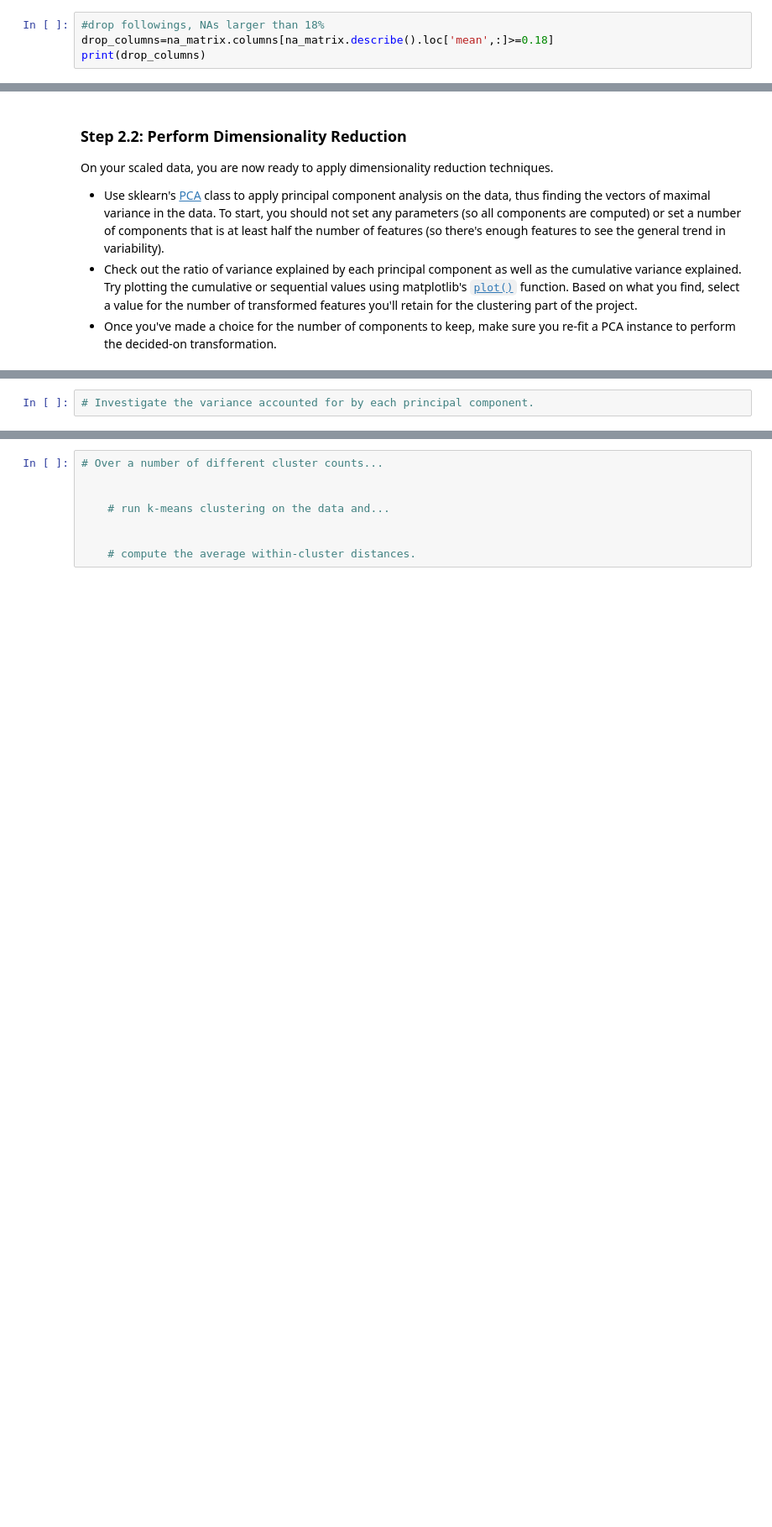
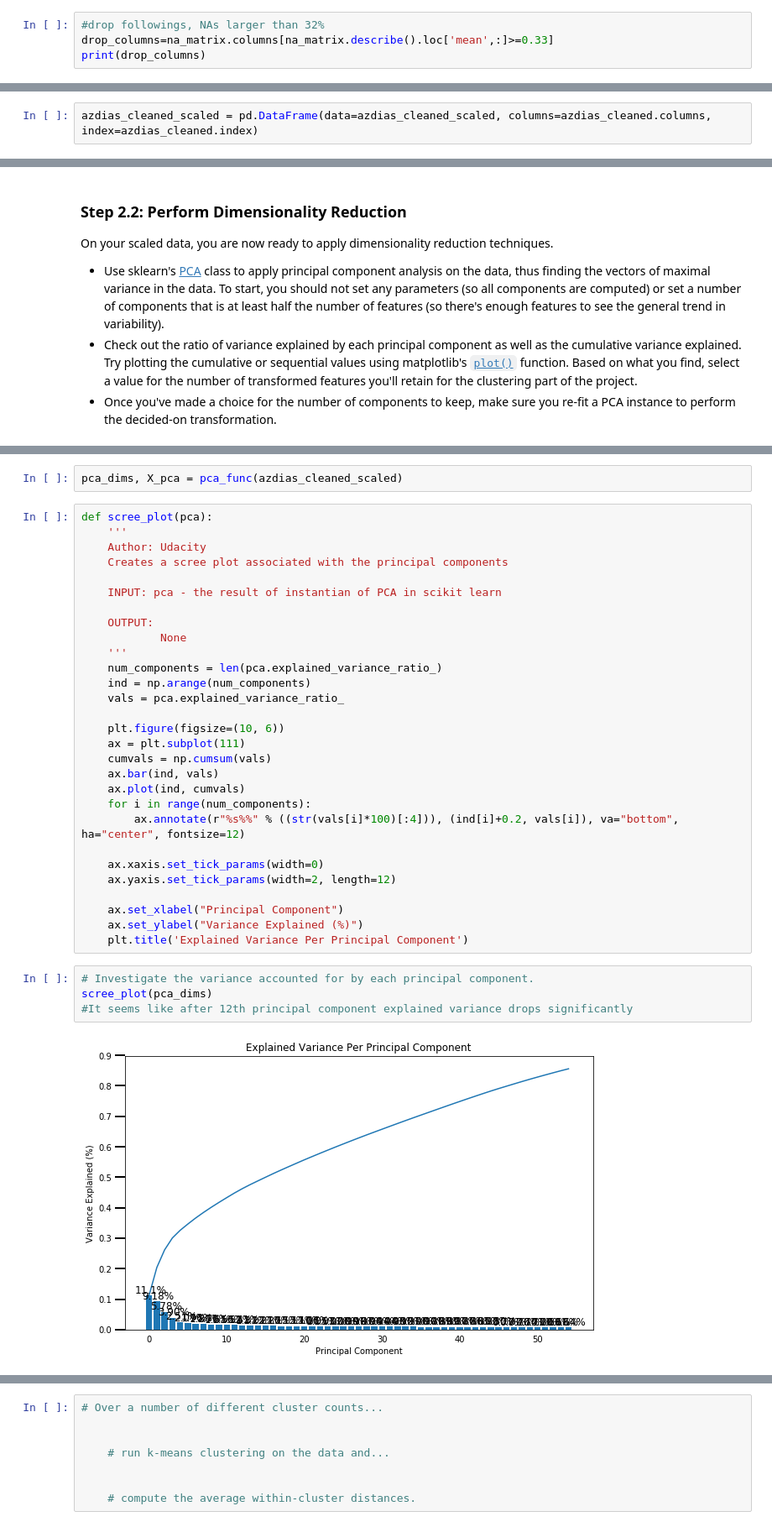
Before and after one commit to cemtekesin/Identify_Customer_Segments, a Jupyter notebook: Identify_Customer_Segments.ipynb, the cells around one changed output, grey strips where cells are left out. Shown: that part at 84% size. Drawn from its saved outputs; the diff is of its cells as text; blank space fills up the shorter version.

```diff
--- a/Identify_Customer_Segments.ipynb
+++ b/Identify_Customer_Segments.ipynb
@@ -354,8 +354,8 @@ W_KEIT_KIND_HH    0.166051
 KBA05_ANTG1       0.149597
 Name: mean, dtype: float64
 # %%
-#drop followings, NAs larger than 18%
-drop_columns=na_matrix.columns[na_matrix.describe().loc['mean',:]>=0.18]
+#drop followings, NAs larger than 32%
+drop_columns=na_matrix.columns[na_matrix.describe().loc['mean',:]>=0.33]
 print(drop_columns)
 # %% [output]
 Index(['AGER_TYP', 'GEBURTSJAHR', 'TITEL_KZ', 'ALTER_HH', 'KK_KUNDENTYP',
@@ -837,3 +861,5 @@ np.mean(azdias_cleaned_scaled[0])
+# %%
+azdias_cleaned_scaled = pd.DataFrame(data=azdias_cleaned_scaled, columns=azdias_cleaned.columns, index=azdias_cleaned.index)
 # %% [markdown]
 ### Discussion 2.1: Apply Feature Scaling
 
@@ -853,2 +890,37 @@ On your scaled data, you are now ready to apply dimensionality reduction techniq
+# %%
+pca_dims, X_pca = pca_func(azdias_cleaned_scaled)
+# %%
+def scree_plot(pca):
+    '''
+    Author: Udacity
+    Creates a scree plot associated with the principal components
+
+    INPUT: pca - the result of instantian of PCA in scikit learn
+
+    OUTPUT:
+            None
+    '''
+    num_components = len(pca.explained_variance_ratio_)
+    ind = np.arange(num_components)
+    vals = pca.explained_variance_ratio_
+
+    plt.figure(figsize=(10, 6))
+    ax = plt.subplot(111)
+    cumvals = np.cumsum(vals)
+    ax.bar(ind, vals)
+    ax.plot(ind, cumvals)
+    for i in range(num_components):
+        ax.annotate(r"%s%%" % ((str(vals[i]*100)[:4])), (ind[i]+0.2, vals[i]), va="bottom", ha="center", fontsize=12)
+
+    ax.xaxis.set_tick_params(width=0)
+    ax.yaxis.set_tick_params(width=2, length=12)
+
+    ax.set_xlabel("Principal Component")
+    ax.set_ylabel("Variance Explained (%)")
+    plt.title('Explained Variance Per Principal Component')
 # %%
 # Investigate the variance accounted for by each principal component.
+scree_plot(pca_dims)
+#It seems like after 12th principal component explained variance drops significantly
+# %% [output]
+[figure, added]
```
Also changed, not shown: parts of 24 cells of this notebook.
